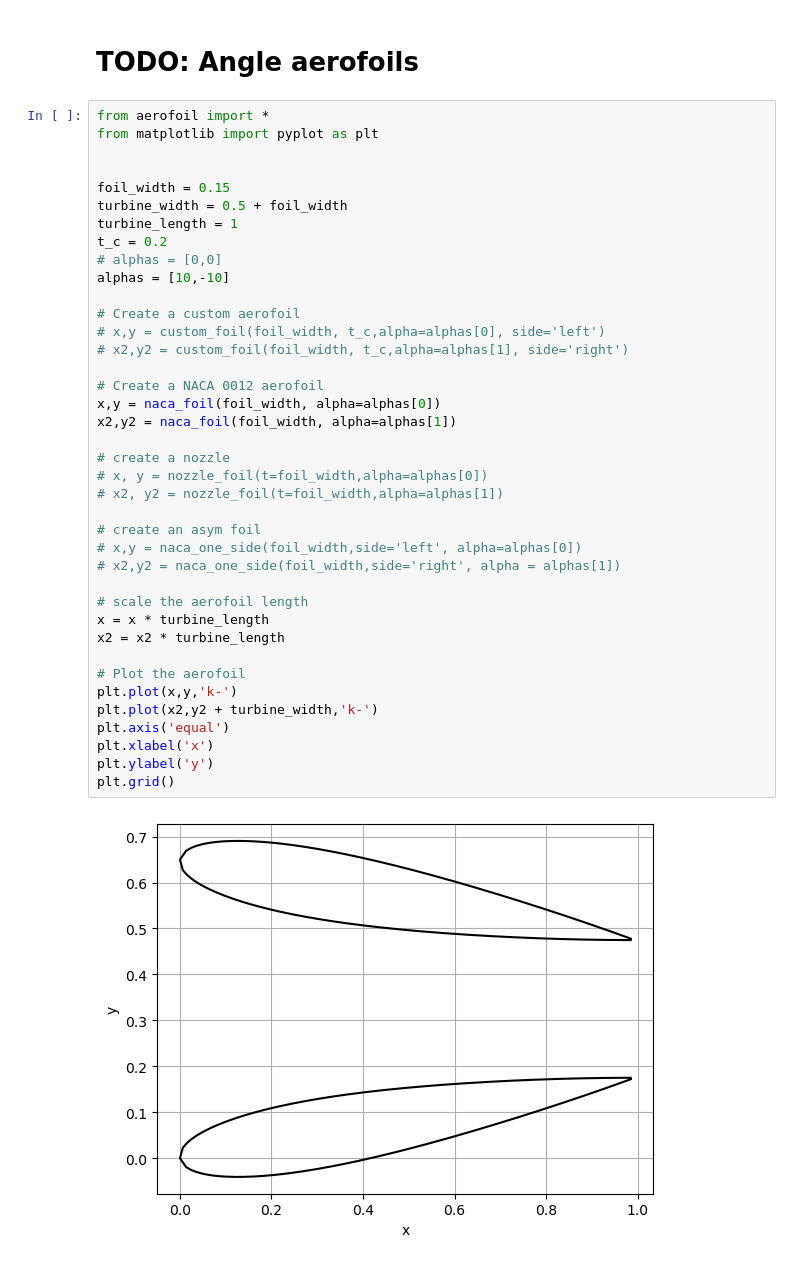
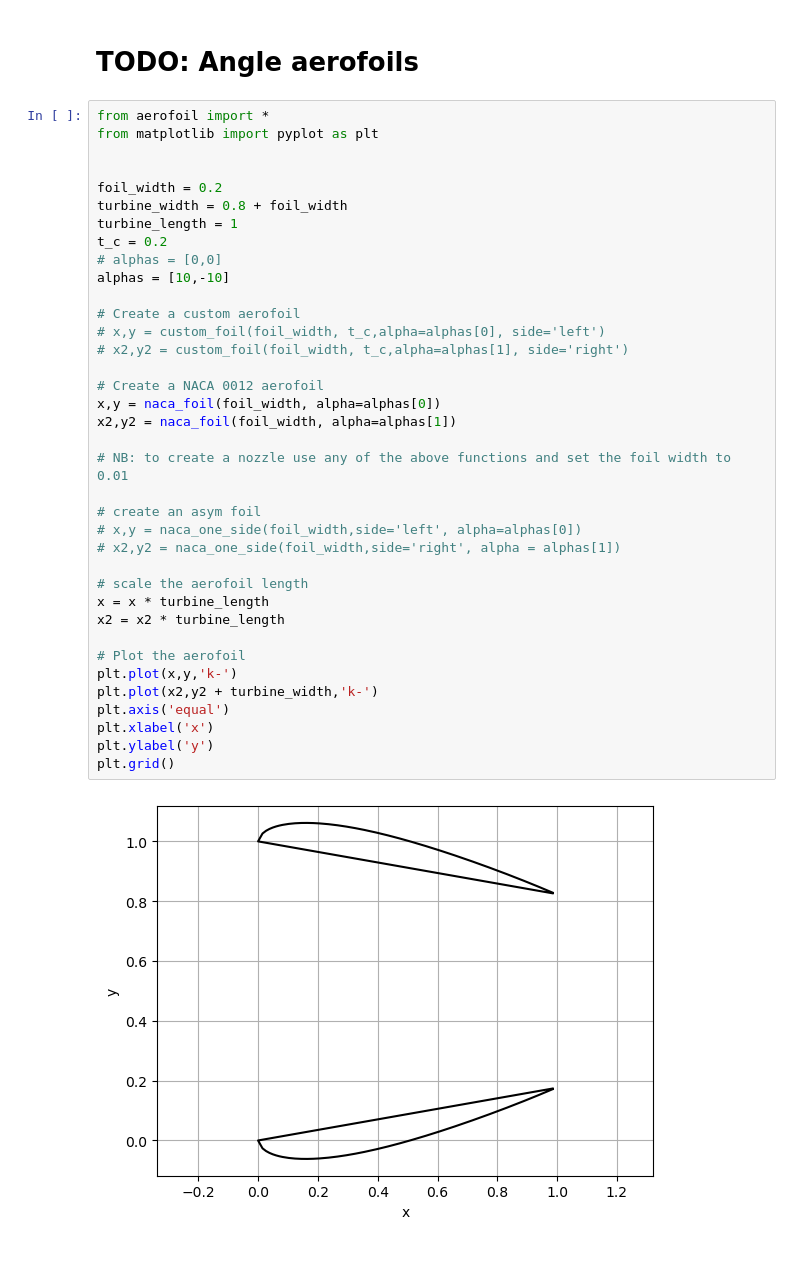
Before and after one commit to pilipb/DP5-code, a Jupyter notebook: testing_foil.ipynb, the cells around one changed output. Saved outputs shown, nothing was run; the diff lists cells and outputs as text.

Commit message:
work around for nozzle

```diff
--- a/testing_foil.ipynb
+++ b/testing_foil.ipynb
@@ -5,42 +5,40 @@ from aerofoil import *
 from matplotlib import pyplot as plt
 
 
-foil_width = 0.15
-turbine_width = 0.5 + foil_width
+foil_width = 0.2
+turbine_width = 0.8 + foil_width
 turbine_length = 1
 t_c = 0.2
 # alphas = [0,0]
 alphas = [10,-10]
 
 # Create a custom aerofoil
 # x,y = custom_foil(foil_width, t_c,alpha=alphas[0], side='left')
 # x2,y2 = custom_foil(foil_width, t_c,alpha=alphas[1], side='right')
 
 # Create a NACA 0012 aerofoil
 x,y = naca_foil(foil_width, alpha=alphas[0])
 x2,y2 = naca_foil(foil_width, alpha=alphas[1])
 
-# create a nozzle
-# x, y = nozzle_foil(t=foil_width,alpha=alphas[0])
-# x2, y2 = nozzle_foil(t=foil_width,alpha=alphas[1])
+# NB: to create a nozzle use any of the above functions and set the foil width to 0.01
 
 # create an asym foil
 # x,y = naca_one_side(foil_width,side='left', alpha=alphas[0])
 # x2,y2 = naca_one_side(foil_width,side='right', alpha = alphas[1])
 
 # scale the aerofoil length
 x = x * turbine_length
 x2 = x2 * turbine_length
 
 # Plot the aerofoil
 plt.plot(x,y,'k-')
 plt.plot(x2,y2 + turbine_width,'k-')
 plt.axis('equal')
 plt.xlabel('x')
 plt.ylabel('y')
 plt.grid()
 # %% [output]
-[figure, old version]
+[figure, new version]
 # %%
 import numpy as np
 
```
Also changed, not shown: parts of 5 cells of this notebook.
